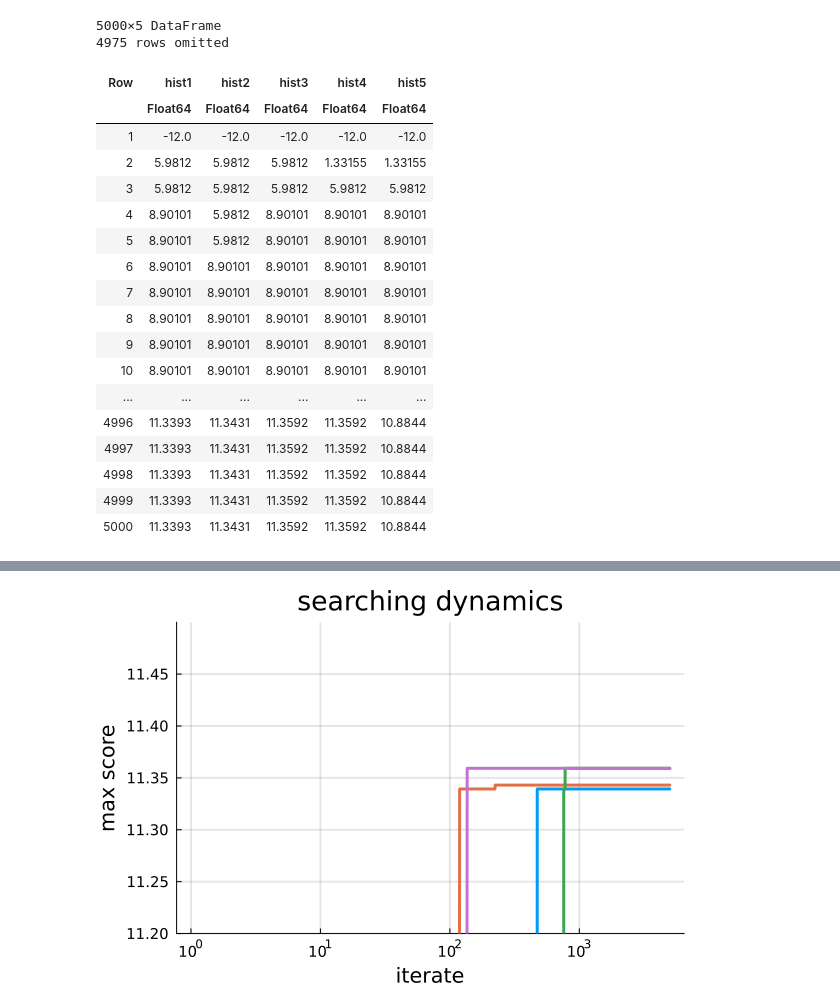
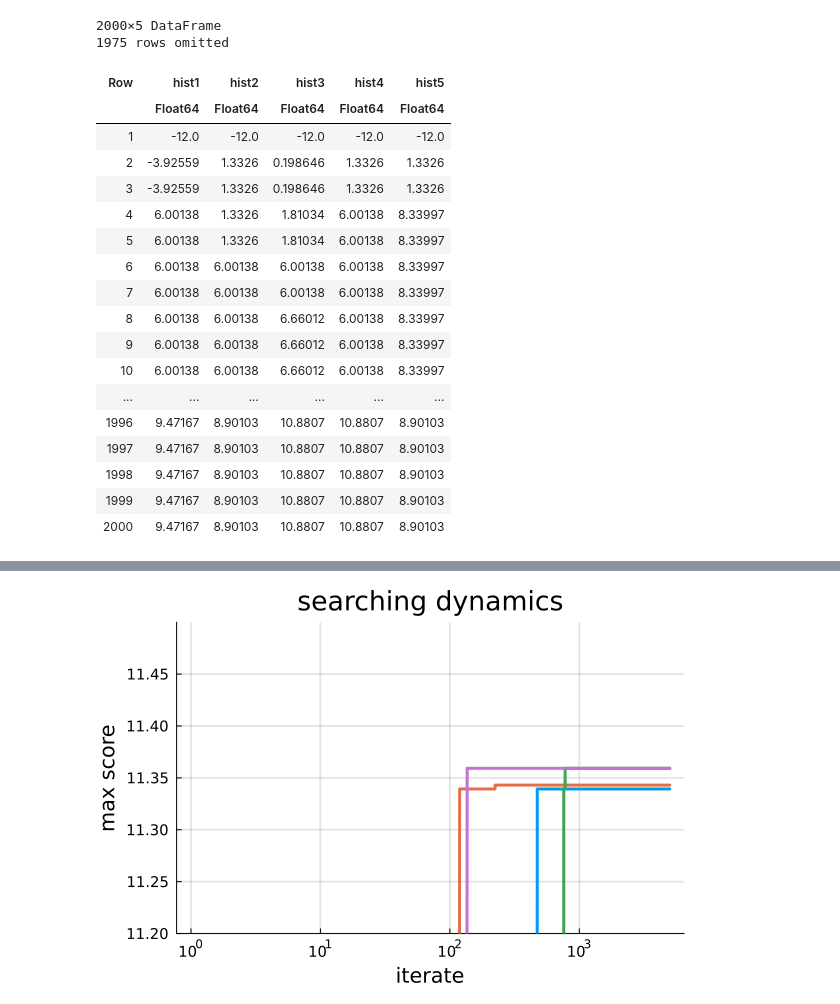
Before and after one commit to YoshihiroMichishita/julia, a Jupyter notebook: AlphaZeroForPhysics/graph.ipynb, the cells around one changed output, grey strips where cells are left out. Drawn from its saved outputs; the diff is of its cells as text; code cells hidden in the pictures.

```diff
--- a/AlphaZeroForPhysics/graph.ipynb
+++ b/AlphaZeroForPhysics/graph.ipynb
@@ -5,26 +5,26 @@ using DataFrames
 using Plots
 Plots.scalefontsizes(1.3)
 # %%
-read_data = CSV.read("./hists_mt25_1121.csv", DataFrame)
+read_data = CSV.read("./PPO_hists_mt14_1124.csv", DataFrame)
 # %% [output]
-5000×5 DataFrame
-4975 rows omitted
+2000×5 DataFrame
+1975 rows omitted
 | Row | hist1 | hist2 | hist3 | hist4 | hist5 |
 |  | Float64 | Float64 | Float64 | Float64 | Float64 |
 | 1 | -12.0 | -12.0 | -12.0 | -12.0 | -12.0 |
-| 2 | 5.9812 | 5.9812 | 5.9812 | 1.33155 | 1.33155 |
-| 3 | 5.9812 | 5.9812 | 5.9812 | 5.9812 | 5.9812 |
-| 4 | 8.90101 | 5.9812 | 8.90101 | 8.90101 | 8.90101 |
-| 5 | 8.90101 | 5.9812 | 8.90101 | 8.90101 | 8.90101 |
-| 6 | 8.90101 | 8.90101 | 8.90101 | 8.90101 | 8.90101 |
-| 7 | 8.90101 | 8.90101 | 8.90101 | 8.90101 | 8.90101 |
-| 8 | 8.90101 | 8.90101 | 8.90101 | 8.90101 | 8.90101 |
-| 9 | 8.90101 | 8.90101 | 8.90101 | 8.90101 | 8.90101 |
-| 10 | 8.90101 | 8.90101 | 8.90101 | 8.90101 | 8.90101 |
+| 2 | -3.92559 | 1.3326 | 0.198646 | 1.3326 | 1.3326 |
+| 3 | -3.92559 | 1.3326 | 0.198646 | 1.3326 | 1.3326 |
+| 4 | 6.00138 | 1.3326 | 1.81034 | 6.00138 | 8.33997 |
+| 5 | 6.00138 | 1.3326 | 1.81034 | 6.00138 | 8.33997 |
+| 6 | 6.00138 | 6.00138 | 6.00138 | 6.00138 | 8.33997 |
+| 7 | 6.00138 | 6.00138 | 6.00138 | 6.00138 | 8.33997 |
+| 8 | 6.00138 | 6.00138 | 6.66012 | 6.00138 | 8.33997 |
+| 9 | 6.00138 | 6.00138 | 6.66012 | 6.00138 | 8.33997 |
+| 10 | 6.00138 | 6.00138 | 6.66012 | 6.00138 | 8.33997 |
 | ... | ... | ... | ... | ... | ... |
-| 4996 | 11.3393 | 11.3431 | 11.3592 | 11.3592 | 10.8844 |
-| 4997 | 11.3393 | 11.3431 | 11.3592 | 11.3592 | 10.8844 |
-| 4998 | 11.3393 | 11.3431 | 11.3592 | 11.3592 | 10.8844 |
-| 4999 | 11.3393 | 11.3431 | 11.3592 | 11.3592 | 10.8844 |
-| 5000 | 11.3393 | 11.3431 | 11.3592 | 11.3592 | 10.8844 |
+| 1996 | 9.47167 | 8.90103 | 10.8807 | 10.8807 | 8.90103 |
+| 1997 | 9.47167 | 8.90103 | 10.8807 | 10.8807 | 8.90103 |
+| 1998 | 9.47167 | 8.90103 | 10.8807 | 10.8807 | 8.90103 |
+| 1999 | 9.47167 | 8.90103 | 10.8807 | 10.8807 | 8.90103 |
+| 2000 | 9.47167 | 8.90103 | 10.8807 | 10.8807 | 8.90103 |
 # %%
```
Also changed, not shown: parts of 2 cells of this notebook, 2 other files.
